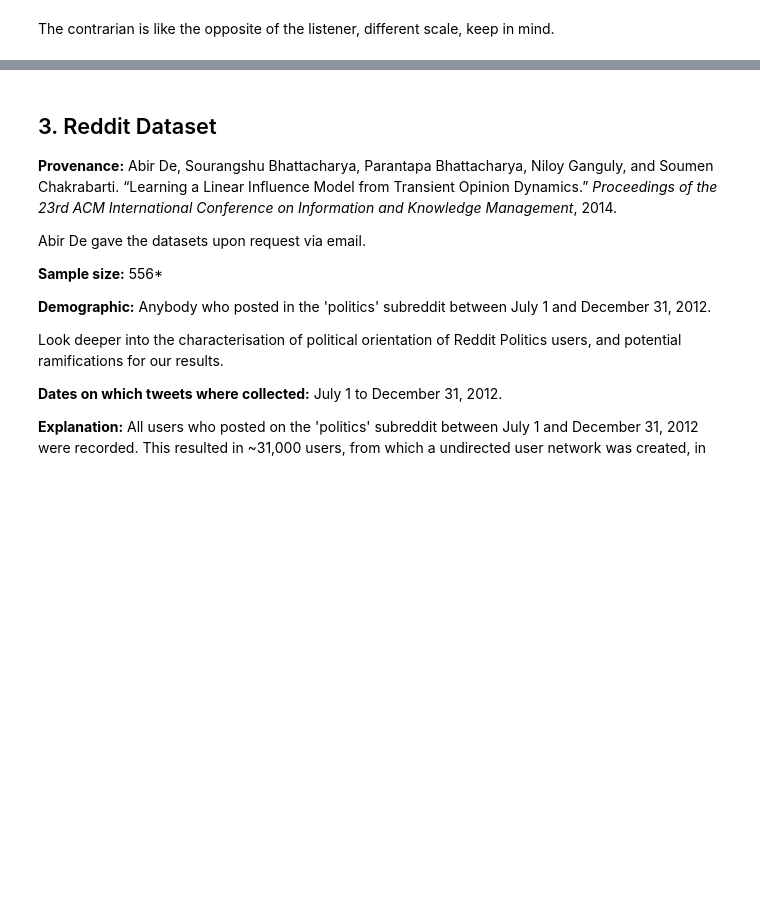
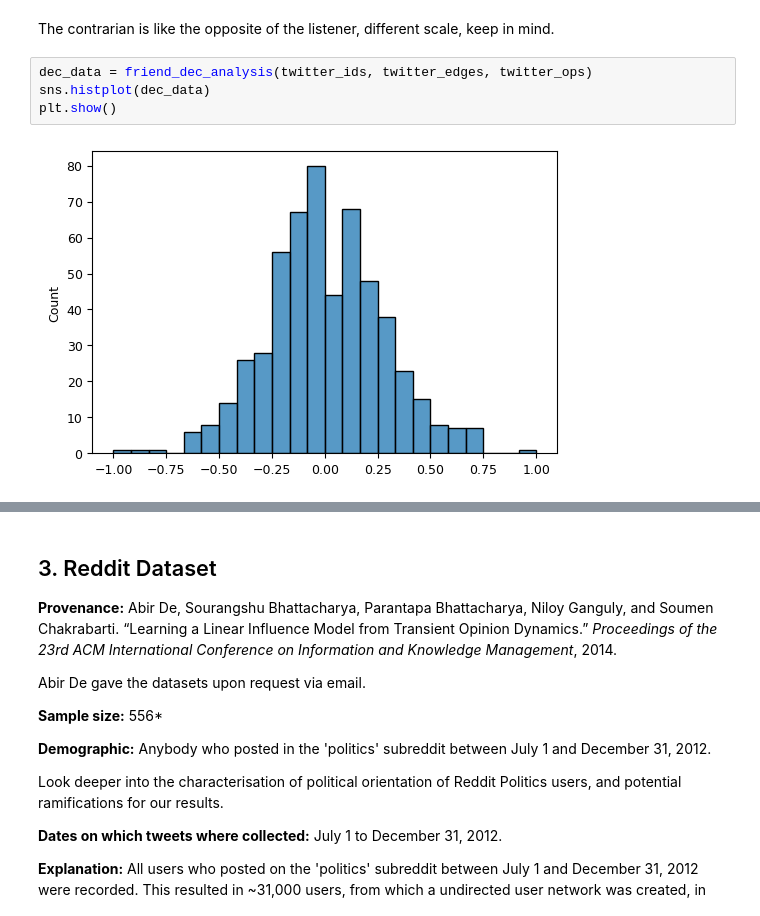
Before and after one commit to J0HNN7G/politic-polar-epsrc, a Jupyter notebook: exploration.ipynb, the cells around one changed output, grey strips where cells are left out. Drawn from its saved outputs; the diff is of its cells as text; blank space fills up the shorter version.

Commit message:
twitter data decisions don't matter either

```diff
--- a/exploration.ipynb
+++ b/exploration.ipynb
@@ -1336,3 +1338,9 @@ plt.show()
 [figure]
 # %% [markdown]
 The contrarian is like the opposite of the listener, different scale, keep in mind.
+# %%
+dec_data = friend_dec_analysis(twitter_ids, twitter_edges, twitter_ops)
+sns.histplot(dec_data)
+plt.show()
+# %% [output]
+[figure, added]
```
Also changed, not shown: parts of 5 cells of this notebook.
